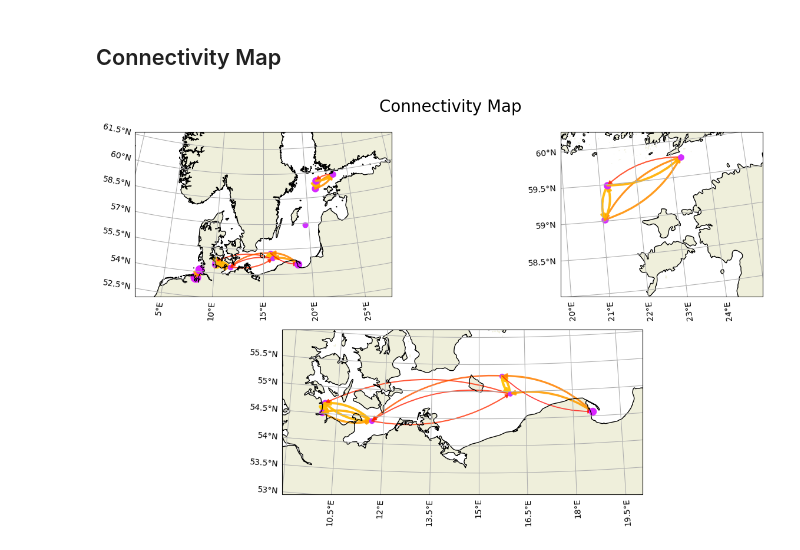
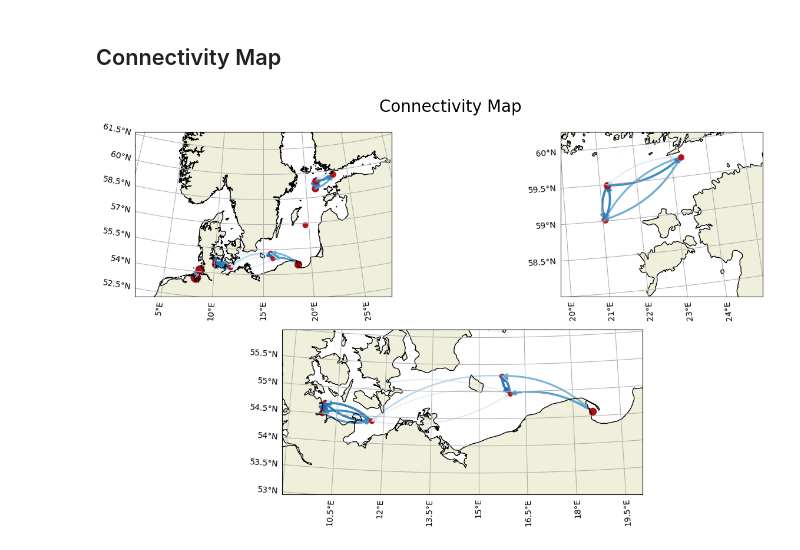
Before and after one commit to geomar-od-lagrange/2025_copepods, a Jupyter notebook: notebooks/SiteComparisonVoronoi.ipynb, the cells around one changed output. Cells and saved outputs as stored; diff of their text form; code cells hidden in the pictures.

```diff
--- a/notebooks/SiteComparisonVoronoi.ipynb
+++ b/notebooks/SiteComparisonVoronoi.ipynb
@@ -354,6 +354,7 @@ def draw_connections(fig, ax, matrix, cmap_name_arrows="autumn", cmap_scatter="c
 # subplots for Finland and western baltic in 2,1 config
 no_digital = True
 show_polygons = False
+cmap_arrows = "Blues"
 def getXY(pt):
     return (pt.x.values[0], pt.y.values[0])
 voronoi_polys = gdf_voronoi_polygons.copy().to_crs(map_projection)
@@ -365,34 +366,34 @@ min_connection, max_connection = matrix.min(axis=None), matrix.max(axis=None)
 lognorm = LogNorm(vmin=min_connection, vmax=max_connection)
 
 matrix = drop_digital(matrix, no_digital)
 if no_digital:
         voronoi_polys = voronoi_polys[voronoi_polys['SampleKind'] != 'digital']
         sample_points = sample_points[sample_points["SampleKind"] != "digital"]
 
 fig = plt.figure(figsize=mapsize)
 fig.suptitle("Connectivity Map", size=suptitle_size, y=0.95)
 
 ax_main = fig.add_subplot(221, projection=map_projection)
 basemap(ax_main)
-draw_connections(fig, ax_main, matrix,)
+draw_connections(fig, ax_main, matrix,cmap_name_arrows=cmap_arrows, cmap_scatter="Reds")
 
 ax_northbaltic = fig.add_subplot(222, projection=map_projection)
 basemap(ax_northbaltic)
 ax_northbaltic.set_extent([20, 25,58,60,], PlateCarree())
-draw_connections(fig, ax_northbaltic, matrix,)
+draw_connections(fig, ax_northbaltic, matrix,cmap_name_arrows=cmap_arrows, cmap_scatter="Reds")
 
 northbaltic_extent = ax_northbaltic.get_extent()
 
 ax_westbaltic = fig.add_subplot(212, projection=map_projection)
 basemap(ax_westbaltic)
 ax_westbaltic.set_extent([9,20,53,56,], PlateCarree())
-draw_connections(fig, ax_westbaltic, matrix,)
+draw_connections(fig, ax_westbaltic, matrix,cmap_name_arrows=cmap_arrows, cmap_scatter="Reds")
 
 westbaltic_extent = ax_westbaltic.get_extent()
 if show_polygons:
         voronoi_polys.plot(ax=ax_main, alpha=0.2, column="PolygonID", cmap="rainbow")
         voronoi_polys.boundary.plot(ax=ax_main, color="k", )
 plt.savefig(Path(figure_outpath, "ConnectivityMap.pdf"), format="pdf")
 plt.show()
 # %% [output]
-[figure, old version]
+[figure, new version]
```
Also changed, not shown: 1 other file.
